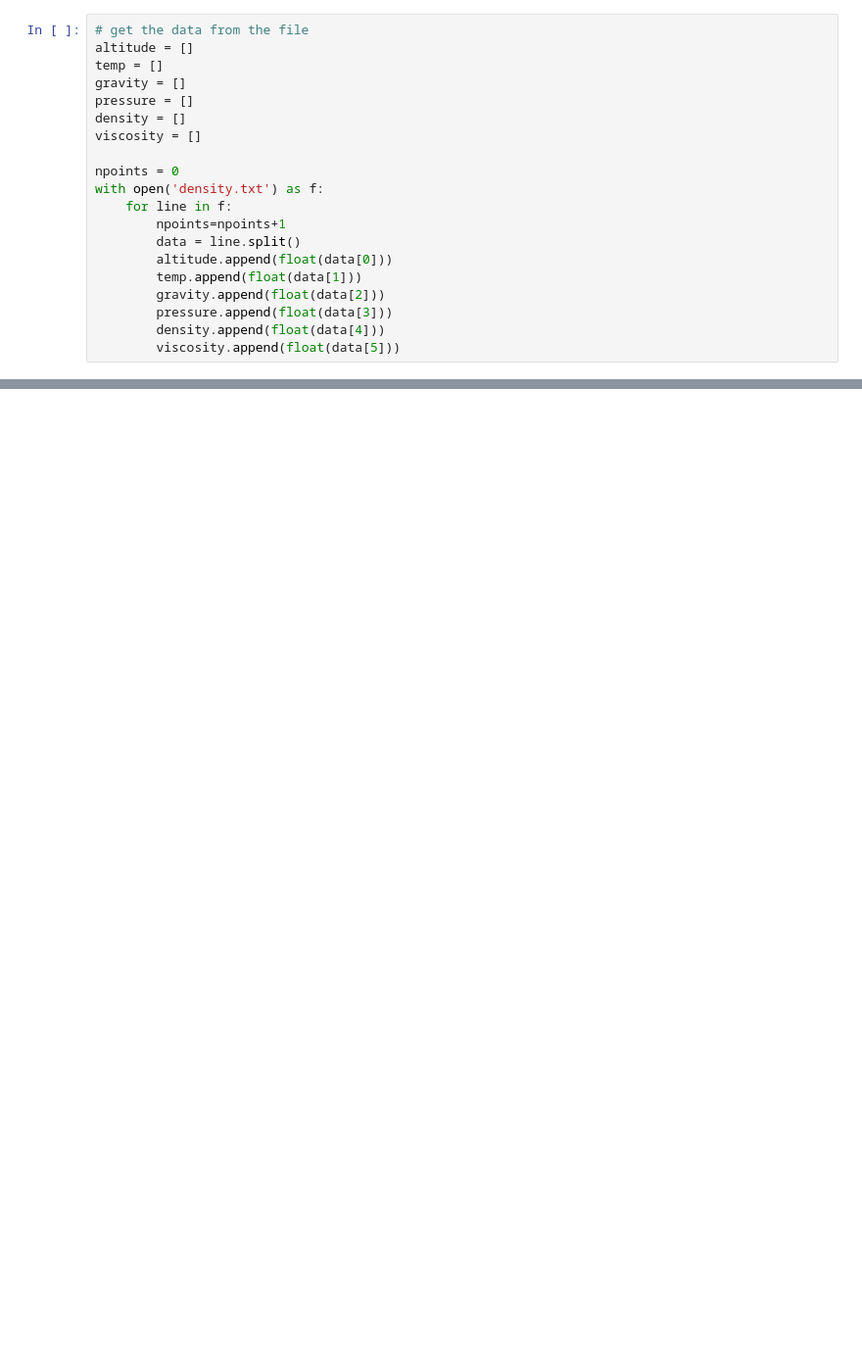
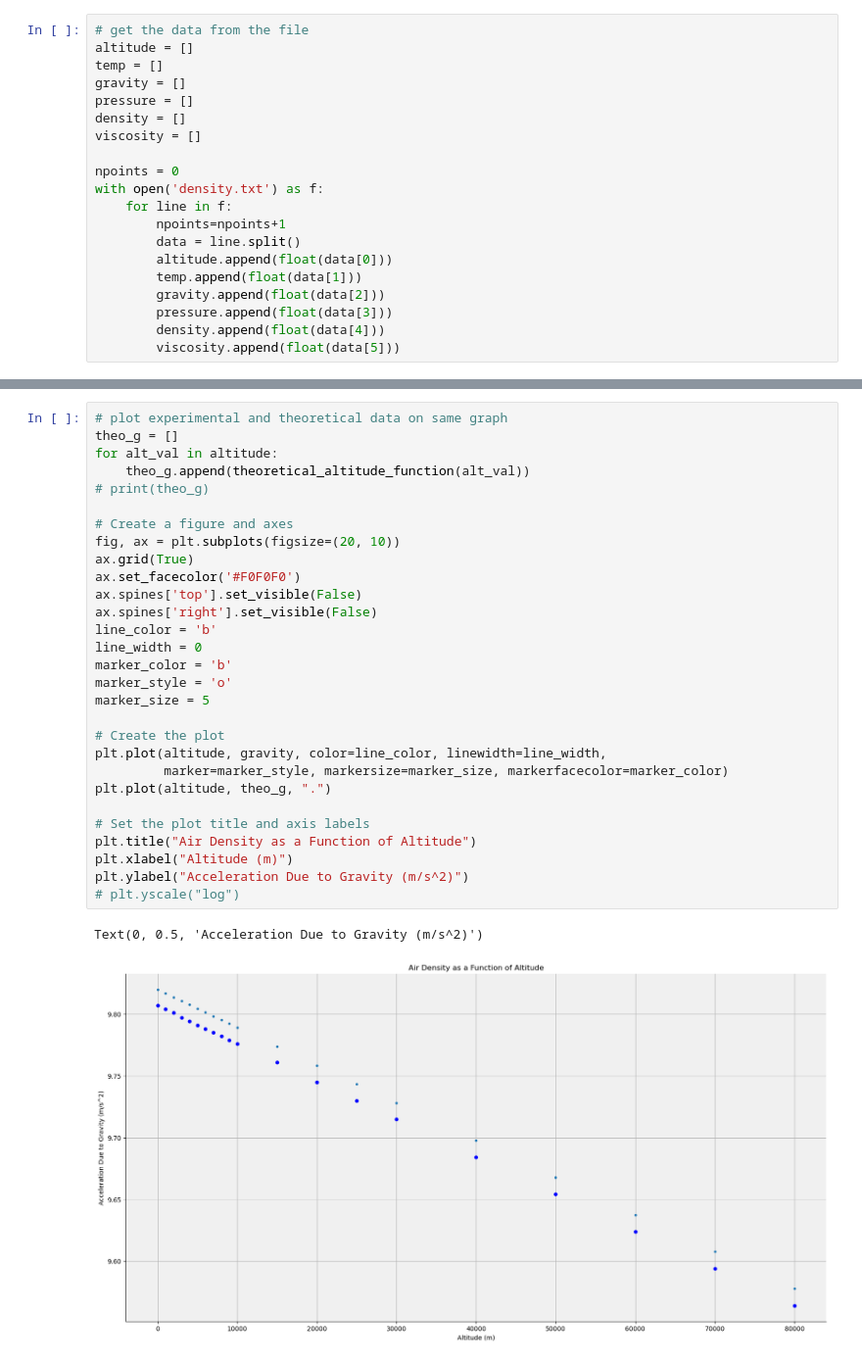
Before and after one commit to johnsrgrace/phys441GraceJohns, a Jupyter notebook: Assignment 1/graph_air_density_residuals.ipynb, the cells around one changed output, grey strips where cells are left out. Shown: that part at 98% size. Cells and saved outputs as stored; diff of their text form; blank space fills up the shorter version.

```diff
--- a/Assignment 1/graph_air_density_residuals.ipynb
+++ b/Assignment 1/graph_air_density_residuals.ipynb
@@ -57,0 +119,32 @@ Text(0, 0.5, 'Density (kg/m^3)')
+# %%
+# plot experimental and theoretical data on same graph
+theo_g = []
+for alt_val in altitude:
+    theo_g.append(theoretical_altitude_function(alt_val))
+# print(theo_g)
+
+# Create a figure and axes
+fig, ax = plt.subplots(figsize=(20, 10))
+ax.grid(True)
+ax.set_facecolor('#F0F0F0')
+ax.spines['top'].set_visible(False)
+ax.spines['right'].set_visible(False)
+line_color = 'b'
+line_width = 0
+marker_color = 'b'
+marker_style = 'o'
+marker_size = 5
+
+# Create the plot
+plt.plot(altitude, gravity, color=line_color, linewidth=line_width,
+         marker=marker_style, markersize=marker_size, markerfacecolor=marker_color)
+plt.plot(altitude, theo_g, ".")
+
+# Set the plot title and axis labels
+plt.title("Air Density as a Function of Altitude")
+plt.xlabel("Altitude (m)")
+plt.ylabel("Acceleration Due to Gravity (m/s^2)")
+# plt.yscale("log")
+# %% [output]
+Text(0, 0.5, 'Acceleration Due to Gravity (m/s^2)')
+[figure, added]
```
Also changed, not shown: parts of 7 cells of this notebook, 2 other files.
